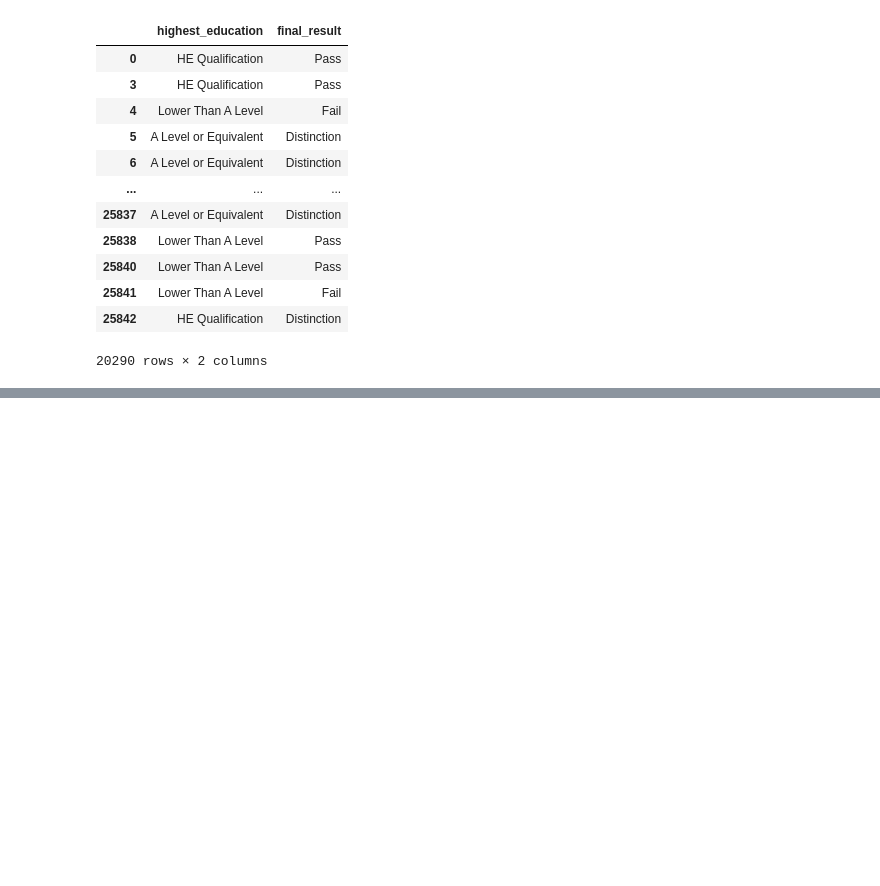
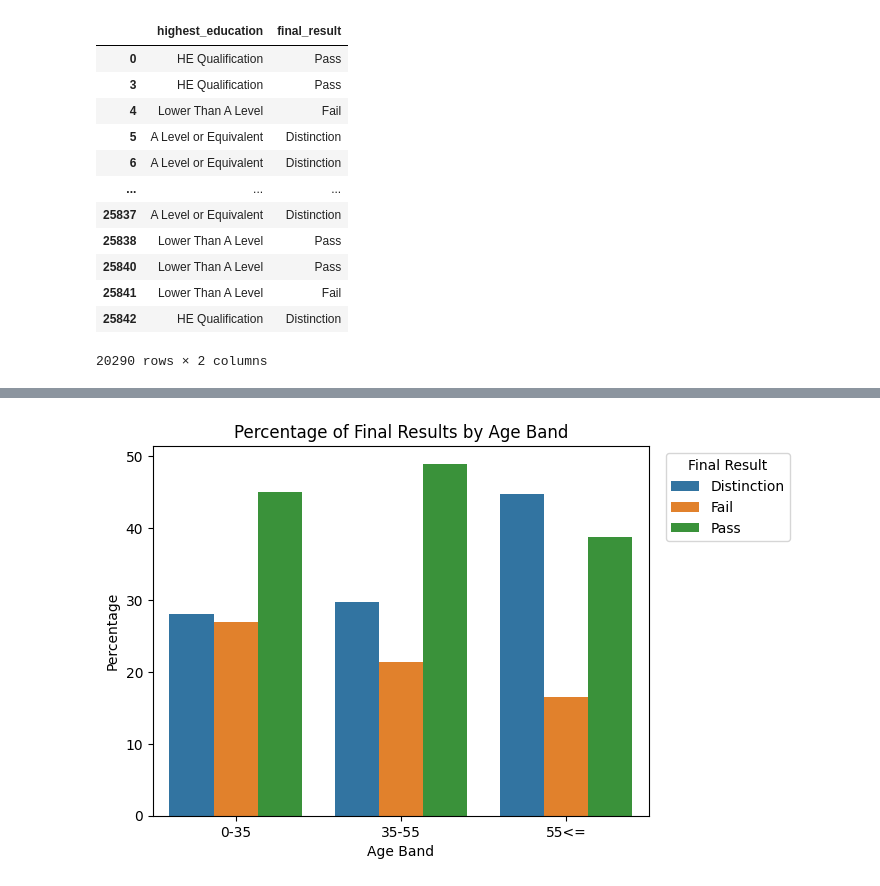
Before and after one commit to Miranda-Bai/PersonalizedLearningContent, a Jupyter notebook: improveVisual.ipynb, the cells around one changed output, grey strips where cells are left out. Drawn from its saved outputs; the diff is of its cells as text; code cells hidden in the pictures; blank space fills up the shorter version.

```diff
--- a/improveVisual.ipynb
+++ b/improveVisual.ipynb
@@ -49,0 +26,4 @@ df_z.describe()
+# %%
+# adjust IMD band Oct-20 to 10-20%
+data["imd_band"] = data["imd_band"].replace('Oct-20', '10-20%')
+data.shape
@@ -237,0 +78,3 @@ Name: percentage, dtype: float64
+# %%
+temp_df2 =  data[["age_band","final_result"]]
+temp_df2
@@ -237,0 +95,23 @@ Name: percentage, dtype: float64
+# %%
+desired_order=["0-35", "35-55", "55<="]
+# Group the data by age band and final result, and calculate the percentage
+grouped_data = temp_df2.groupby(['age_band', 'final_result']).size()
+percentage = grouped_data / grouped_data.groupby('age_band').transform('sum') * 100
+
+# Reset the index of the grouped data
+grouped_data = grouped_data.reset_index()
+percentage = percentage.reset_index()
+
+# Plot the grouped bar chart
+sns.barplot(data=percentage, x='age_band', y=0, hue='final_result', order=desired_order)
+plt.xlabel('Age Band')
+plt.ylabel('Percentage')
+plt.title('Percentage of Final Results by Age Band')
+plt.legend(title='Final Result', bbox_to_anchor=(1.02, 1), loc='upper left')
+
+# plt.xticks(rotation=20)
+
+# Show the plot
+plt.show()
+# %% [output]
+[figure, added]
```
Also changed, not shown: parts of 31 cells of this notebook, 4 other files.
